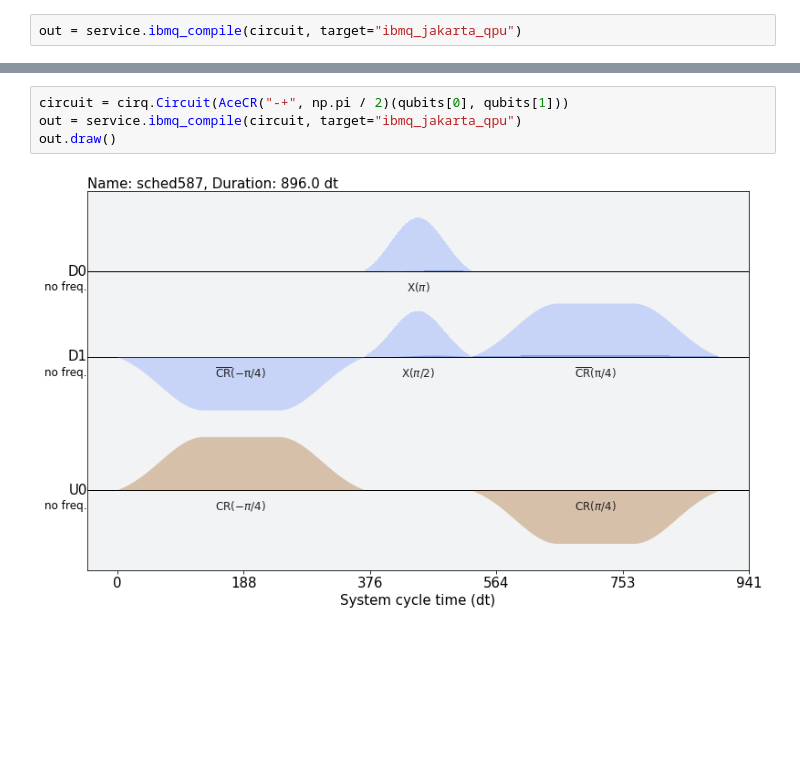
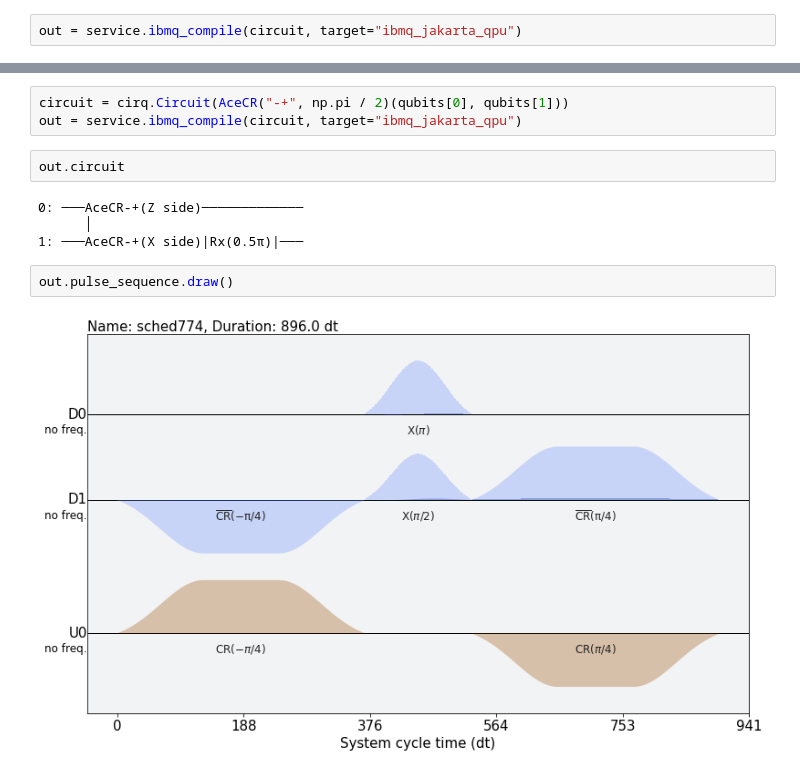
Before and after one commit to Infleqtion/client-superstaq, a Jupyter notebook: examples/ibmq_compile.ipynb, the cells around one changed output, grey strips where cells are left out. Cells and saved outputs as stored; diff of their text form; blank space fills up the shorter version.

Commit message:
Add returned compiled_circuit to ibmq_compile` (#194)

```diff
--- a/examples/ibmq_compile.ipynb
+++ b/examples/ibmq_compile.ipynb
@@ -35,6 +41,13 @@ out.draw()
 # %%
 circuit = cirq.Circuit(AceCR("-+", np.pi / 2)(qubits[0], qubits[1]))
 out = service.ibmq_compile(circuit, target="ibmq_jakarta_qpu")
-out.draw()
-# %% [output]
-[figure, removed]
+# %%
+out.circuit
+# %% [output]
+0: ───AceCR-+(Z side)─────────────
+      │
+1: ───AceCR-+(X side)|Rx(0.5π)|───
+# %%
+out.pulse_sequence.draw()
+# %% [output]
+[figure, added]
```
Also changed, not shown: parts of 2 cells of this notebook, 8 other files.
